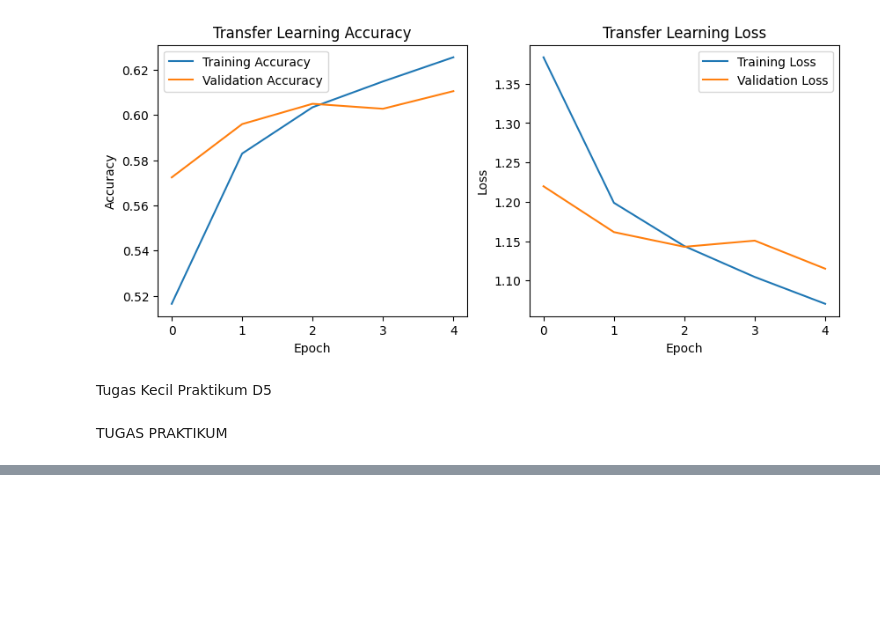
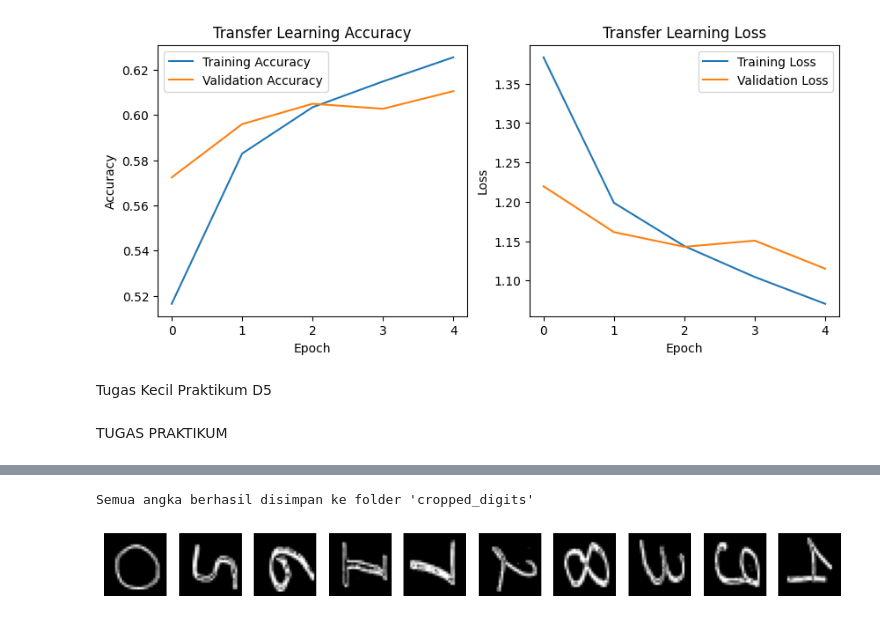
Before and after one commit to Nabila310/2025_Visi-Komputer_TI2A, a Jupyter notebook: Jobsheet_2_Klasifikasi_Gambar.ipynb, the cells around one changed output, grey strips where cells are left out. Cells and saved outputs as stored; diff of their text form; code cells hidden in the pictures; blank space fills up the shorter version.

```diff
--- a/Jobsheet_2_Klasifikasi_Gambar.ipynb
+++ b/Jobsheet_2_Klasifikasi_Gambar.ipynb
@@ -418,0 +421,79 @@ TUGAS PRAKTIKUM
+# %%
+import cv2
+import numpy as np
+import matplotlib.pyplot as plt
+import os
+
+# === 1. Baca gambar ===
+img = cv2.imread("angka.jpeg")
+gray = cv2.cvtColor(img, cv2.COLOR_BGR2GRAY)
+
+# === 2. Preprocessing ===
+blur = cv2.medianBlur(gray, 5)
+thresh = cv2.adaptiveThreshold(blur, 255,
+                               cv2.ADAPTIVE_THRESH_GAUSSIAN_C,
+                               cv2.THRESH_BINARY_INV,
+                               11, 2)
+
+kernel = np.ones((3,3), np.uint8)
+thresh = cv2.morphologyEx(thresh, cv2.MORPH_CLOSE, kernel)
+
+# === 3. Cari kontur ===
+contours, _ = cv2.findContours(thresh, cv2.RETR_EXTERNAL, cv2.CHAIN_APPROX_SIMPLE)
+
+# Simpan bounding box hanya jika ukurannya masuk akal
+boxes = [cv2.boundingRect(c) for c in contours if cv2.contourArea(c) > 200]
+
+# Urutkan kotak dari atas-bawah, lalu kiri-kanan
+boxes = sorted(boxes, key=lambda b: (b[1]//50, b[0]))
+
+# Ambil hanya 10 kontur terbesar (biar tepat 0–9)
+boxes = sorted(boxes, key=lambda b: b[2]*b[3], reverse=True)[:10]
+boxes = sorted(boxes, key=lambda b: (b[1]//50, b[0]))
+
+digit_images = []
+for (x, y, w, h) in boxes:
+    digit = thresh[y:y+h, x:x+w]
+
+    # Resize angka ke 20x20
+    resized = cv2.resize(digit, (20,20), interpolation=cv2.INTER_AREA)
+
+    # Buat kanvas 28x28 hitam
+    canvas = np.zeros((28,28), dtype=np.uint8)
+
+    # Hitung center of mass untuk centering
+    M = cv2.moments(resized)
+    if M["m00"] != 0:
+        cx = int(M["m10"]/M["m00"])
+        cy = int(M["m01"]/M["m00"])
+    else:
+        cx, cy = 10, 10
+
+    # Geser ke tengah kanvas
+    x_offset = 14 - cx
+    y_offset = 14 - cy
+    M_translate = np.float32([[1, 0, x_offset], [0, 1, y_offset]])
+    centered = cv2.warpAffine(resized, M_translate, (28,28))
+
+    digit_images.append(centered)
+
+# === 4. Simpan hasil ke folder ===
+output_dir = "cropped_digits"
+os.makedirs(output_dir, exist_ok=True)
+
+for i, d in enumerate(digit_images):
+    save_path = os.path.join(output_dir, f"{i}.png")  # nama file 0.png, 1.png, dst
+    cv2.imwrite(save_path, d)
+
+print(f"Semua angka berhasil disimpan ke folder '{output_dir}'")
+
+# === 5. (Opsional) Tampilkan hasil akhir ===
+plt.figure(figsize=(12,3))
+for i, d in enumerate(digit_images):
+    plt.subplot(1, len(digit_images), i+1)
+    plt.imshow(d, cmap="gray")
+    plt.axis("off")
+plt.show()
+# %% [output]
+Semua angka berhasil disimpan ke folder 'cropped_digits'
+[figure, added]
```
Also changed, not shown: parts of 12 cells of this notebook.
